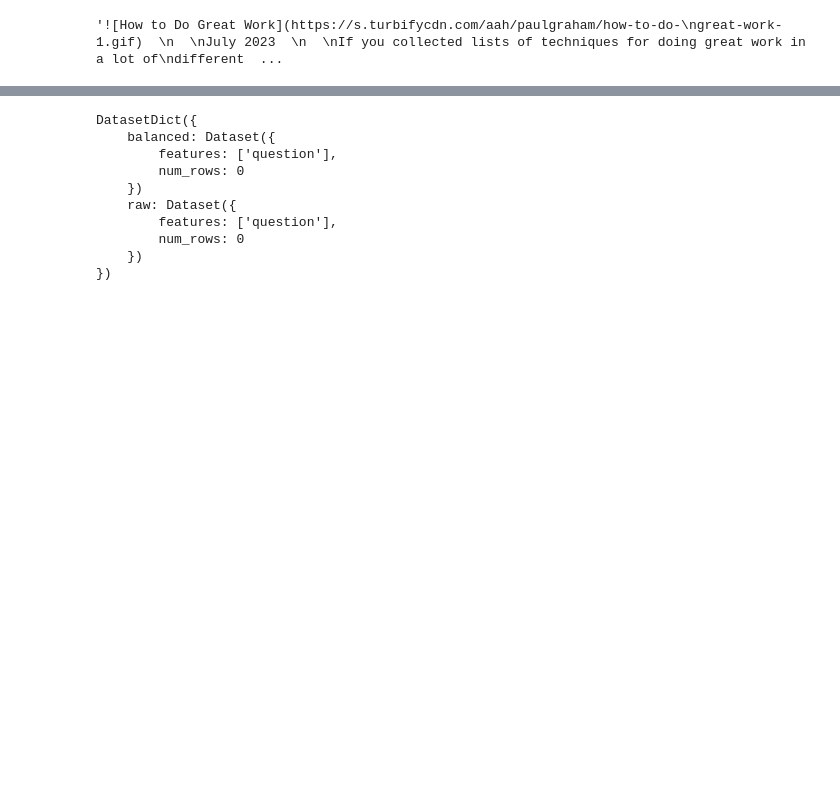
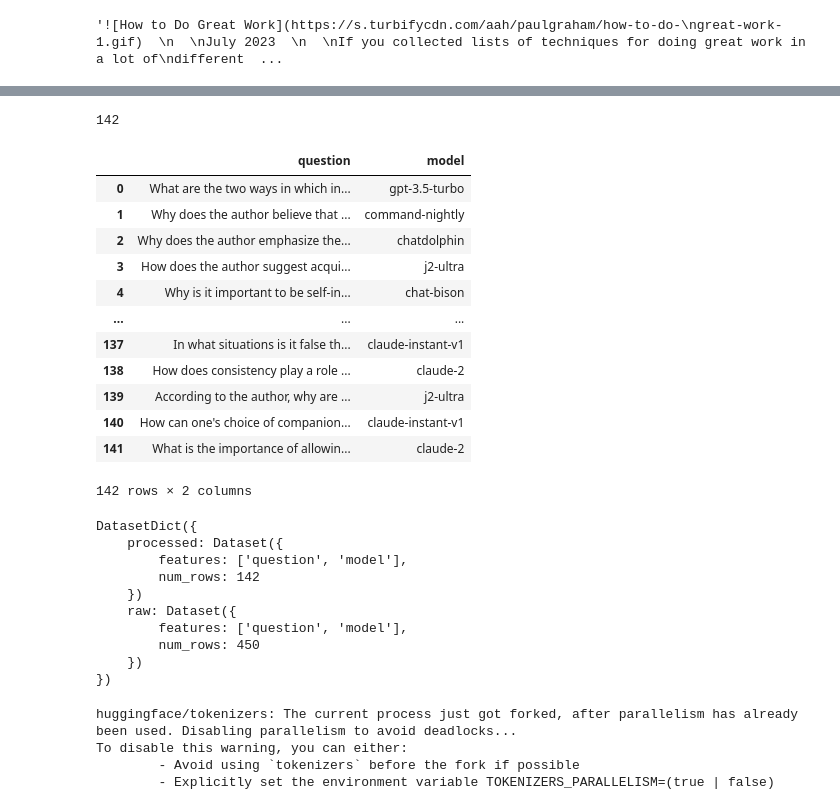
Before and after one commit to repllabs/fastrepl, a Jupyter notebook: exp/pg_essay_questions.ipynb, the cells around one changed output, grey strips where cells are left out. Saved outputs shown, nothing was run; the diff lists cells and outputs as text; code cells hidden in the pictures; blank space fills up the shorter version.

Commit message:
Finish question generation notebook

```diff
--- a/exp/pg_essay_questions.ipynb
+++ b/exp/pg_essay_questions.ipynb
@@ -100,0 +118,8 @@ for k in c.keys():
+# %%
+from sentence_transformers import CrossEncoder
+
+model = CrossEncoder("cross-encoder/quora-distilroberta-base")
+# %%
+print(len(total_questions))
+total_questions = set([q for q in total_questions if "context" not in q])
+print(len(total_questions))
@@ -100,0 +129,14 @@ for k in c.keys():
+# %%
+deduped = []
+
+while len(total_questions) > 0:
+    picked = total_questions.pop()
+    deduped.append(picked)
+
+    print(f"deduped: {len(deduped)}, remaining: {len(total_questions)}")
+    pairs = [(picked, q) for q in total_questions]
+
+    if len(pairs) != 0:
+        for i, score in enumerate(model.predict(pairs)):
+            if score > 0.5:
+                total_questions.remove(pairs[i][1])
@@ -101,27 +170,63 @@ for k in c.keys():
+# %%
+deduped_data = {"question": [], "model": []}
+
+for question in deduped:
+    for m, q in zip(raw_data["model"], raw_data["question"]):
+        if q == question:
+            deduped_data["question"].append(q)
+            deduped_data["model"].append(m)
+            break
+
+len(deduped_data["question"])
+# %% [output]
+142
 # %%
 from IPython.display import clear_output
 from huggingface_hub import interpreter_login
 
 interpreter_login()
 clear_output()
+# %%
+from datasets import Dataset
+
+raw = Dataset.from_dict(raw_data)
+deduped = Dataset.from_dict(deduped_data)
+
+deduped.to_pandas()
+# %% [output]
+|  | question | model |
+| 0 | What are the two ways in which in... | gpt-3.5-turbo |
+| 1 | Why does the author believe that ... | command-nightly |
+| 2 | Why does the author emphasize the... | chatdolphin |
+| 3 | How does the author suggest acqui... | j2-ultra |
+| 4 | Why is it important to be self-in... | chat-bison |
+| ... | ... | ... |
+| 137 | In what situations is it false th... | claude-instant-v1 |
+| 138 | How does consistency play a role ... | claude-2 |
+| 139 | According to the author, why are ... | j2-ultra |
+| 140 | How can one's choice of companion... | claude-instant-v1 |
+| 141 | What is the importance of allowin... | claude-2 |
+142 rows × 2 columns
 # %%
-from datasets import Dataset, DatasetDict
+from datasets import DatasetDict
 
-raw = Dataset.from_dict({"question": []})
-balanced = Dataset.from_dict({"question": []})
-
-d = DatasetDict({"balanced": balanced, "raw": raw})
+d = DatasetDict({"processed": deduped, "raw": raw})
 d
 # %% [output]
 DatasetDict({
-    balanced: Dataset({
-        features: ['question'],
-        num_rows: 0
+    processed: Dataset({
+        features: ['question', 'model'],
+        num_rows: 142
     })
     raw: Dataset({
-        features: ['question'],
-        num_rows: 0
+        features: ['question', 'model'],
+        num_rows: 450
     })
 })
 # %%
-d.push_to_hub("fastrepl/questions_pg_how_to_do_great_work")
+d.push_to_hub("fastrepl/questions_how_to_do_great_work")
+# %% [output]
+huggingface/tokenizers: The current process just got forked, after parallelism has already been used. Disabling parallelism to avoid deadlocks...
+To disable this warning, you can either:
+        - Avoid using `tokenizers` before the fork if possible
+        - Explicitly set the environment variable TOKENIZERS_PARALLELISM=(true | false)
```
Also changed, not shown: parts of 12 cells of this notebook.
